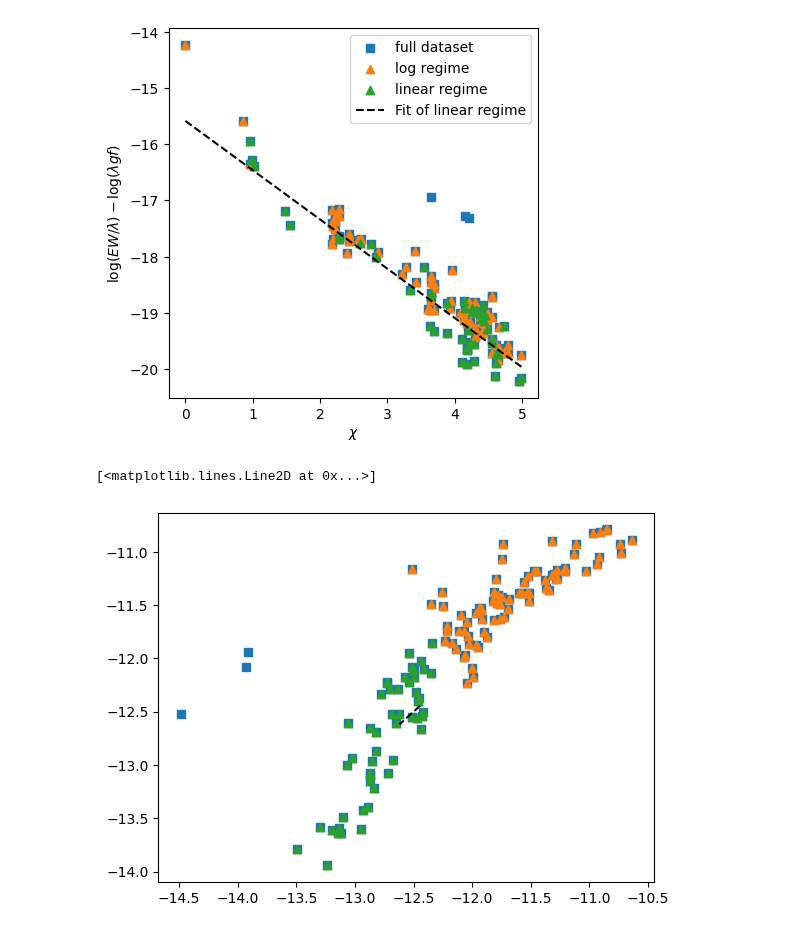
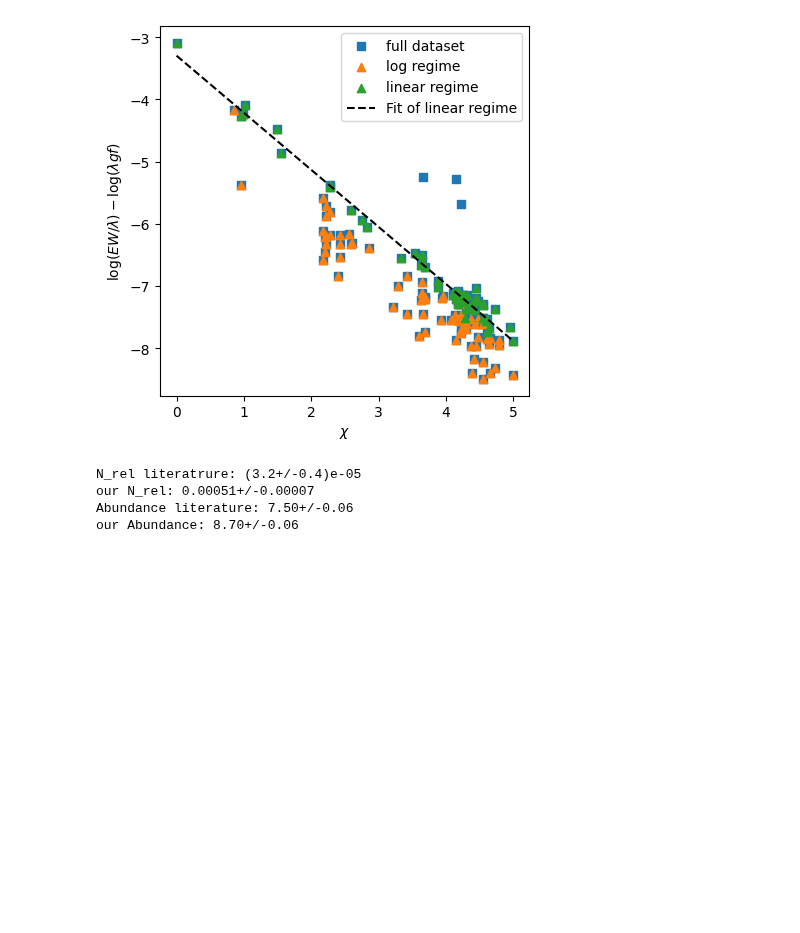
Before and after one commit to KemalOenen/advanced_labcourse, a Jupyter notebook: A001/data_analysis.ipynb, the cells around one changed output. Cells and saved outputs as stored; diff of their text form; code cells hidden in the pictures; blank space fills up the shorter version.

```diff
--- a/A001/data_analysis.ipynb
+++ b/A001/data_analysis.ipynb
@@ -77,37 +78,57 @@ index_difference between fit 2 and fit 3: False
 # %%
 # plot last result with fit curves
 fig, ax = plt.subplots()
 
-ax.scatter(data["Exc. Potential"], data["log(Breite/Lambda)"] - data["loggf"]-np.log(data["Lambda"]), marker="s", label="full dataset")
+ax.scatter(data["Exc. Potential"], data["log(Breite/Lambda)"] - data["loggf"]-np.log10(data["Lambda"]), marker="s", label="full dataset")
 
 # Group into regimes
 log_reg = data.loc[data[f"log_reg_{i+1}"]]
-ax.scatter(log_reg["Exc. Potential"], log_reg["log(Breite/Lambda)"] - log_reg["loggf"]-np.log(log_reg["Lambda"]), marker="^", label="log regime")
+ax.scatter(log_reg["Exc. Potential"], log_reg["log(Breite/Lambda)"] - log_reg["loggf"]-np.log10(log_reg["Lambda"]), marker="^", label="log regime")
 
 lin_reg = data.loc[data[f"lin_reg_{i+1}"]]
-ax.scatter(lin_reg["Exc. Potential"], lin_reg["log(Breite/Lambda)"] - lin_reg["loggf"]-np.log(lin_reg["Lambda"]), marker="^", label="linear regime")
+ax.scatter(lin_reg["Exc. Potential"], lin_reg["log(Breite/Lambda)"] - lin_reg["loggf"]-np.log10(lin_reg["Lambda"]), marker="^", label="linear regime")
 
 xi_range = np.linspace(np.min(data["Exc. Potential"]), np.max(data["Exc. Potential"]))
 def plotfunc(xi, T, N_rel):
-    return np.log(N_rel) - 5040 / T * xi
+    return np.log10(N_rel) - 5040 / T * xi
 plt.plot(xi_range, plotfunc(xi_range, *popt), "k--", label="Fit of linear regime")
 
 ax.set_box_aspect(1)
 ax.set_xlabel(r"$\chi$")
 ax.set_ylabel(r"$\log(EW/\lambda) -\log(\lambda gf)$")
 ax.legend()
 plt.show()
 
-# plot from above agaib
-plt.scatter(data[f"x_fit_{i+1}"], data["log(Breite/Lambda)"], marker="s", label="full dataset")
-plt.scatter(log_reg[f"x_fit_{i+1}"], log_reg["log(Breite/Lambda)"], marker="^", label="log regime")
-plt.scatter(lin_reg[f"x_fit_{i+1}"], lin_reg["log(Breite/Lambda)"], marker="^", label="linear regime")
+# plot from above again
+#plt.scatter(data[f"x_fit_{i+1}"], data["log(Breite/Lambda)"], marker="s", label="full dataset")
+#plt.scatter(log_reg[f"x_fit_{i+1}"], log_reg["log(Breite/Lambda)"], marker="^", label="log regime")
+#plt.scatter(lin_reg[f"x_fit_{i+1}"], lin_reg["log(Breite/Lambda)"], marker="^", label="linear regime")
 
-loggf_range = np.linspace(np.min(lin_reg["loggf"]), np.max(lin_reg["loggf"]))
-lambda_range = np.linspace(np.min(lin_reg["Lambda"]), np.max(lin_reg["Lambda"]))
-plot_x = plotfunc(fit_range, *popt) + loggf_range + np.log(lambda_range)
-plt.plot(fitfunc(np.array([xi_range, loggf_range, lambda_range]), *popt), plot_x, "k--", label="Fit of linear regime")
+#loggf_range = np.linspace(np.min(lin_reg["loggf"]), np.max(lin_reg["loggf"]))
+#lambda_range = np.linspace(np.min(lin_reg["Lambda"]), np.max(lin_reg["Lambda"]))
+#plot_x = plotfunc(xi_range, *popt) + loggf_range + np.log10(lambda_range)
+#plt.plot(fitfunc(np.array([xi_range, loggf_range, lambda_range]), *popt), plot_x, "k--", label="Fit of linear regime")
+#plt.plot(fitfunc(np.array([xi_range, loggf_range, lambda_range]), *popt), plot_x, "k--", label="Fit of linear regime")
 # %% [output]
-[figure, old version]
+[figure, new version]
-[<matplotlib.lines.Line2D at 0x...>]
-[figure, removed]
+# %%
+# calculate N_rel from literature abundance value:
+# Magg et al. 2022, Observational constraints on the origin of the elements
+
+from uncertainties import ufloat, umath
+
+A_lit = ufloat(7.50,0.06)
+N_rel_lit = 10**(A_lit-12)
+
+N_rel = ufloat(popt[1],np.sqrt(pcov[1,1]))
+A = umath.log10(N_rel) + 12
+
+print("N_rel literatrure:", N_rel_lit)
+print("our N_rel:", N_rel)
+print("Abundance literature:", A_lit)
+print("our Abundance:", A)
+# %% [output]
+N_rel literatrure: (3.2+/-0.4)e-05
+our N_rel: 0.00051+/-0.00007
+Abundance literature: 7.50+/-0.06
+our Abundance: 8.70+/-0.06
```
Also changed, not shown: parts of 1 cell of this notebook, 2 other files.
